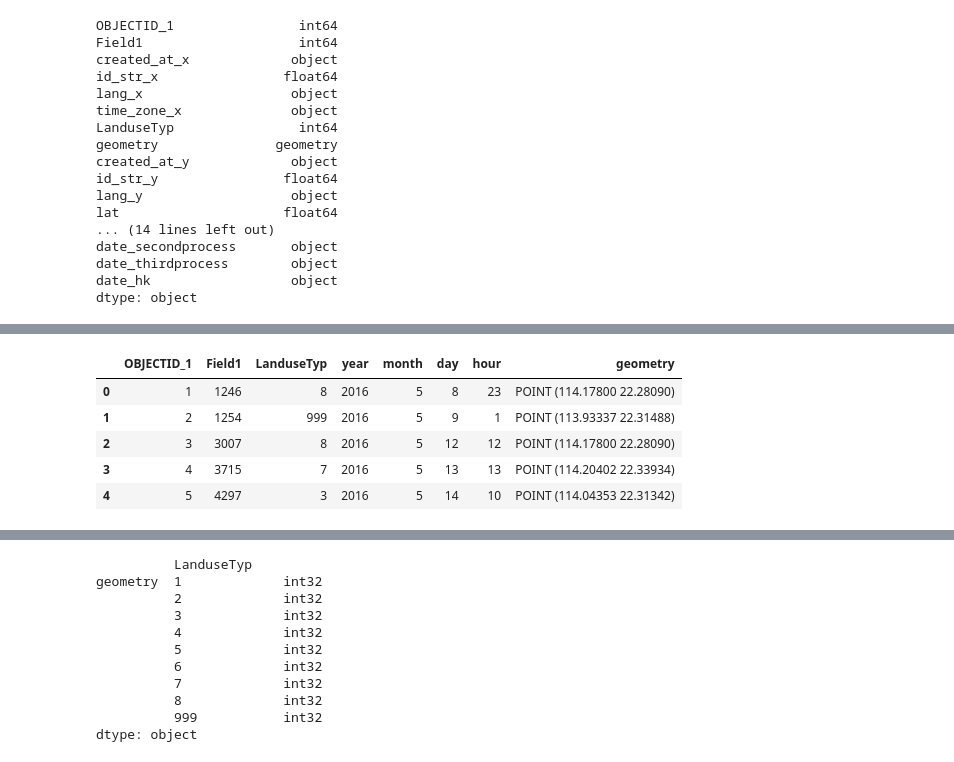
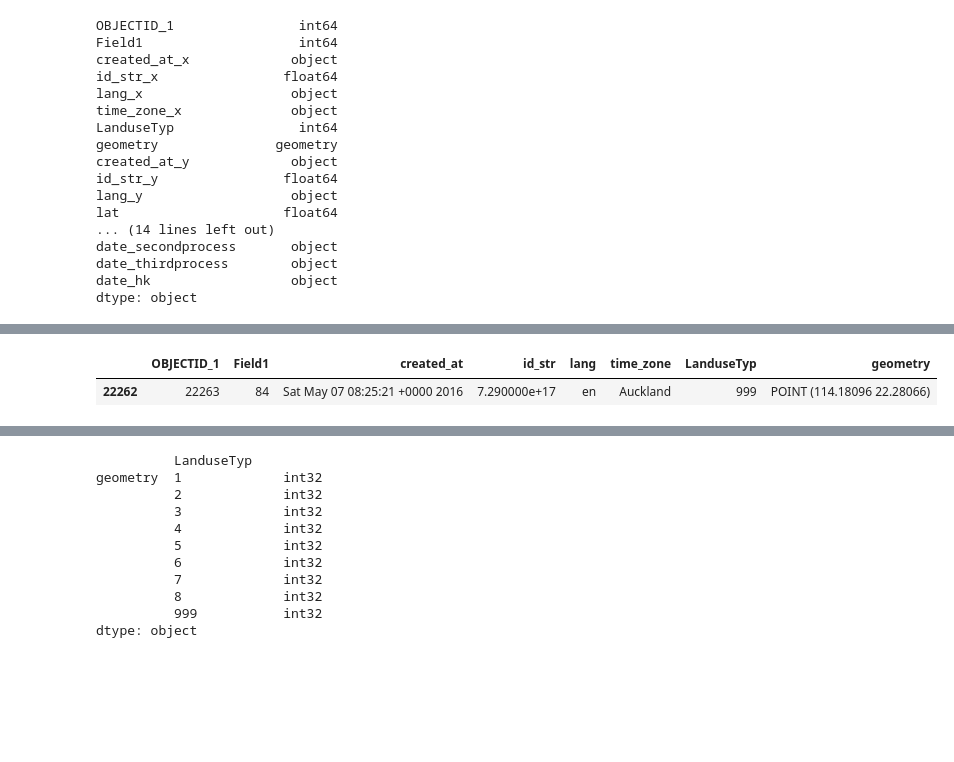
Before and after one commit to YunshuGao/Quicktask, a Jupyter notebook: dsProject/twitterPoint_landuse_0127.ipynb, the cells around one changed output, grey strips where cells are left out. Saved outputs shown, nothing was run; the diff lists cells and outputs as text; code cells hidden in the pictures; blank space fills up the shorter version.

```diff
--- a/dsProject/twitterPoint_landuse_0127.ipynb
+++ b/dsProject/twitterPoint_landuse_0127.ipynb
@@ -82 +93,6 @@ dtype: object
+# %%
+df1[df1['Field1']==84]
+# %% [output]
+|  | OBJECTID_1 | Field1 | created_at | id_str | lang | time_zone | LanduseTyp | geometry |
+| 22262 | 22263 | 84 | Sat May 07 08:25:21 +0000 2016 | 7.290000e+17 | en | Auckland | 999 | POINT (114.18096 22.28066) |
 # %%
@@ -84,10 +100 @@ df4=df3[['OBJECTID_1','Field1','LanduseTyp','year','month','day','hour','geometr
-# %%
-df4.head(5)
-# %% [output]
-|  | OBJECTID_1 | Field1 | LanduseTyp | year | month | day | hour | geometry |
-| 0 | 1 | 1246 | 8 | 2016 | 5 | 8 | 23 | POINT (114.17800 22.28090) |
-| 1 | 2 | 1254 | 999 | 2016 | 5 | 9 | 1 | POINT (113.93337 22.31488) |
-| 2 | 3 | 3007 | 8 | 2016 | 5 | 12 | 12 | POINT (114.17800 22.28090) |
-| 3 | 4 | 3715 | 7 | 2016 | 5 | 13 | 13 | POINT (114.20402 22.33934) |
-| 4 | 5 | 4297 | 3 | 2016 | 5 | 14 | 10 | POINT (114.04353 22.31342) |
 # %%
```
Also changed, not shown: parts of 26 cells of this notebook.
